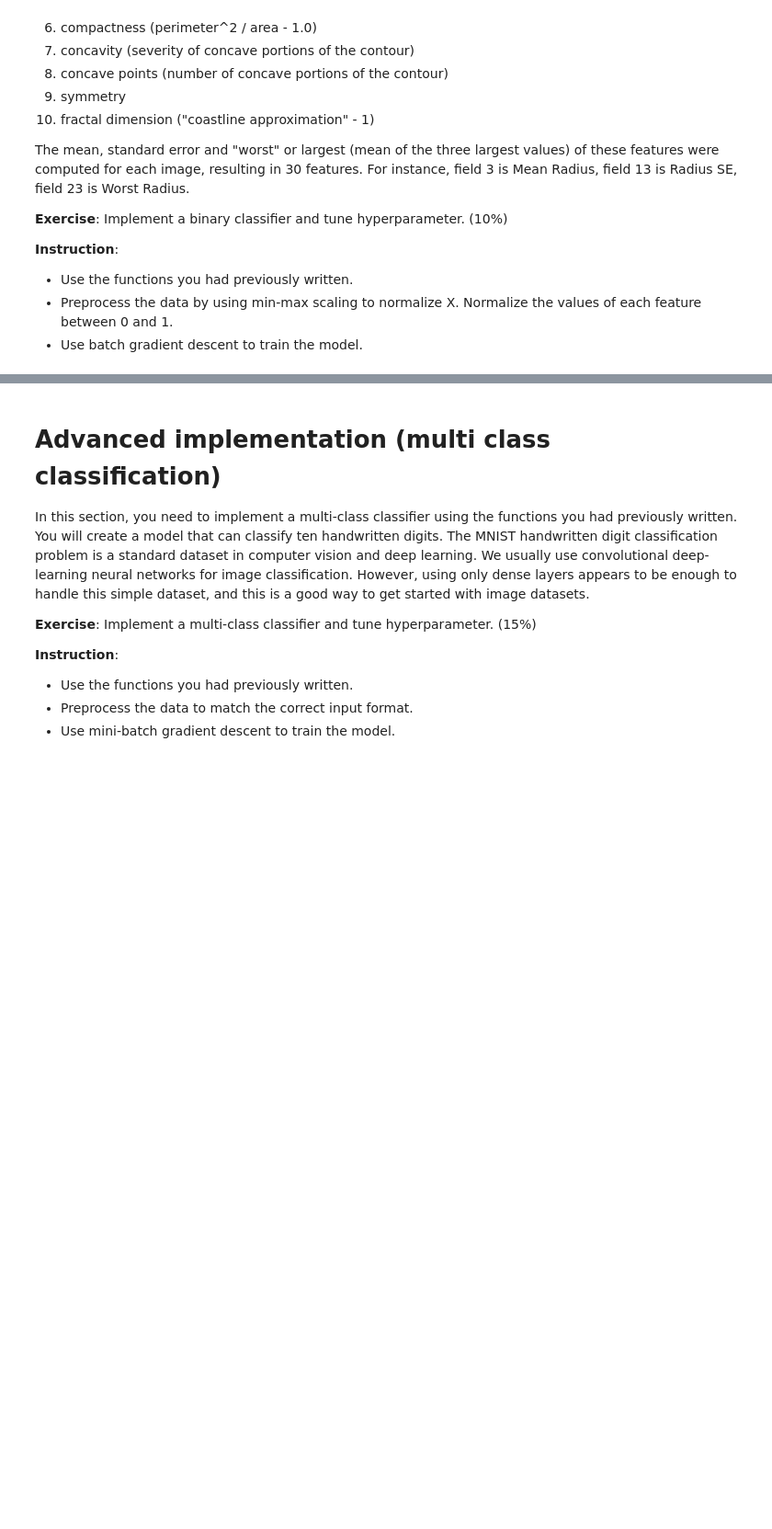
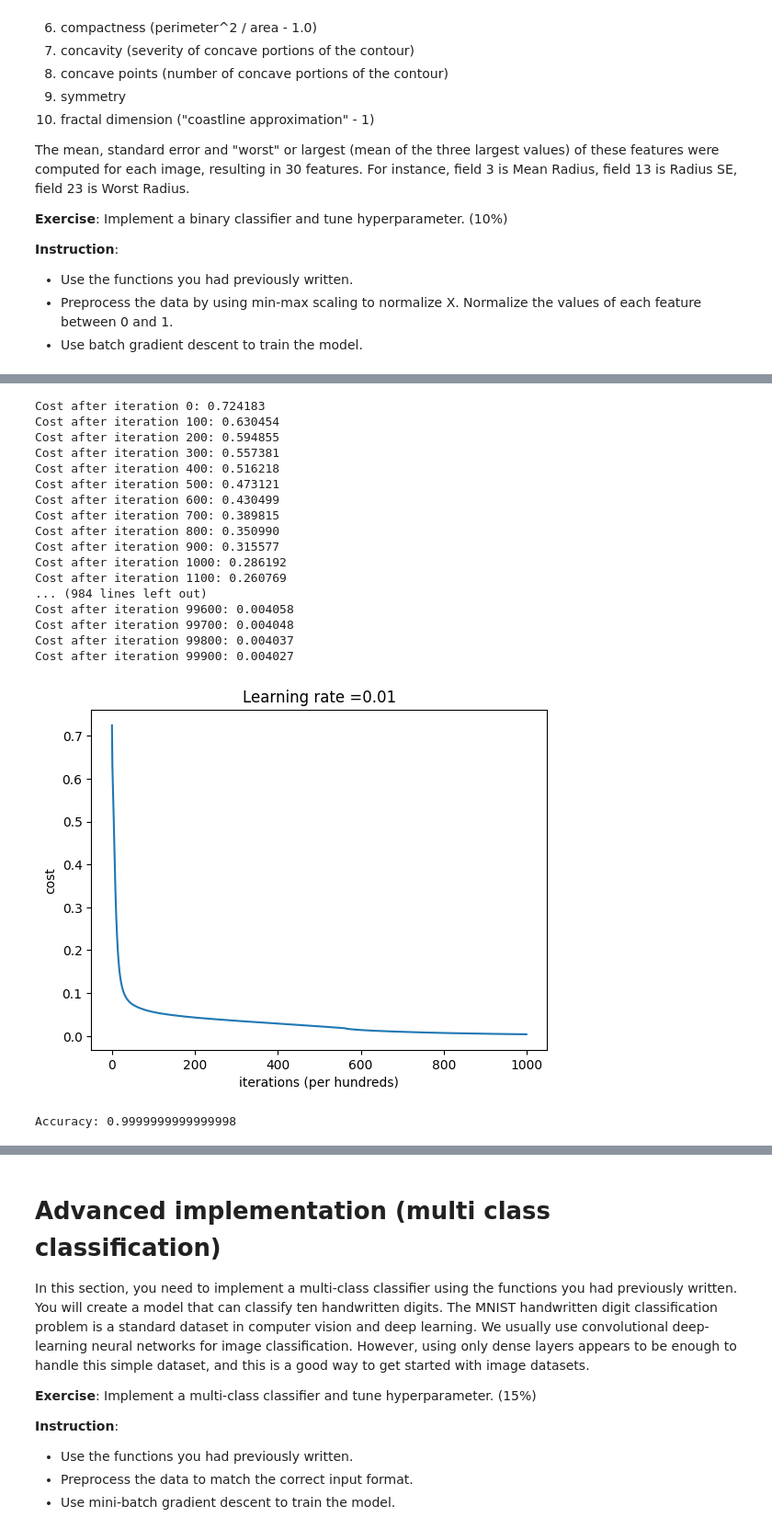
Before and after one commit to yuxunnn/NTHU_ML2022, a Jupyter notebook: Hw3/HW3_Neural_Network.ipynb, the cells around one changed output, grey strips where cells are left out. Shown at 92% size. Saved outputs shown, nothing was run; the diff lists cells and outputs as text; code cells hidden in the pictures; blank space fills up the shorter version.

```diff
--- a/Hw3/HW3_Neural_Network.ipynb
+++ b/Hw3/HW3_Neural_Network.ipynb
@@ -1203,8 +1314,8 @@ print("shape of X_val: " + str(X_val.shape) + " shape of y_val: " + str(y_val.sh
 
 layers_dims = [30, 20, 10, 1]
 activation_fn = ["relu", "relu", "sigmoid"]
-learning_rate = 0.006
-num_iterations = 200000
+learning_rate = 0.01
+num_iterations = 100000
 print_cost = True
 classes = 2
 costs = []
@@ -1218,33 +1329,52 @@ for i in range(0, num_iterations):
 
     # compute cost
     # if classes == 2:
     #     cost = None
     # else:
     #     cost = None
     if classes == 2:
         cost = compute_BCE_cost(AL=AL, Y=y_train)
     else:
         cost = compute_CCE_cost(AL=AL, Y=y_train)
 
     # backward
     # dA_prev = None
     dA_prev = model.backward(AL=AL, Y=y_train)
 
     # update
     # None
     model.update(learning_rate=learning_rate)
 
     if print_cost and i % 100 == 0:
         print ("Cost after iteration %i: %f" %(i, cost))
         costs.append(cost)
 
 # plot the cost
 plt.plot(np.squeeze(costs))
 plt.ylabel('cost')
 plt.xlabel('iterations (per hundreds)')
 plt.title("Learning rate =" + str(learning_rate))
 plt.show()
 ### END CODE HERE ###
+# %% [output]
+Cost after iteration 0: 0.724183
+Cost after iteration 100: 0.630454
+Cost after iteration 200: 0.594855
+Cost after iteration 300: 0.557381
+Cost after iteration 400: 0.516218
+Cost after iteration 500: 0.473121
+Cost after iteration 600: 0.430499
+Cost after iteration 700: 0.389815
+Cost after iteration 800: 0.350990
+Cost after iteration 900: 0.315577
+Cost after iteration 1000: 0.286192
+Cost after iteration 1100: 0.260769
+... (984 lines left out)
+Cost after iteration 99600: 0.004058
+Cost after iteration 99700: 0.004048
+Cost after iteration 99800: 0.004037
+Cost after iteration 99900: 0.004027
+[figure, added]
 # %%
 # Helper function
 def predict(X, y, model, classes):
@@ -1301,6 +1431,8 @@ def predict(X, y, model, classes):
     return p
 # %%
 pred_train = predict(X_train, y_train, model, 2)
+# %% [output]
+Accuracy: 0.9999999999999998
 # %%
 pred_val = predict(X_val, y_val, model, 2)
 output["basic_pred_val"] = pred_val
```
Also changed, not shown: parts of 24 cells of this notebook, 3 other files.
